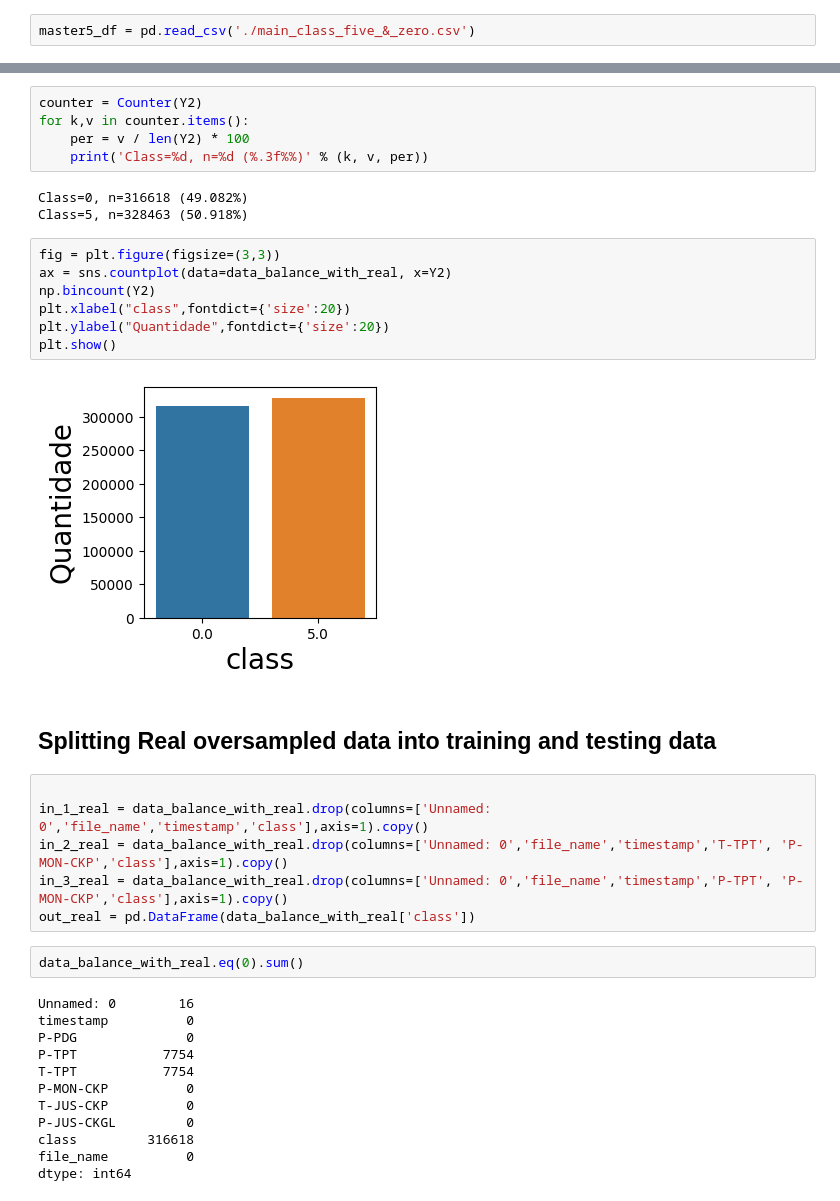
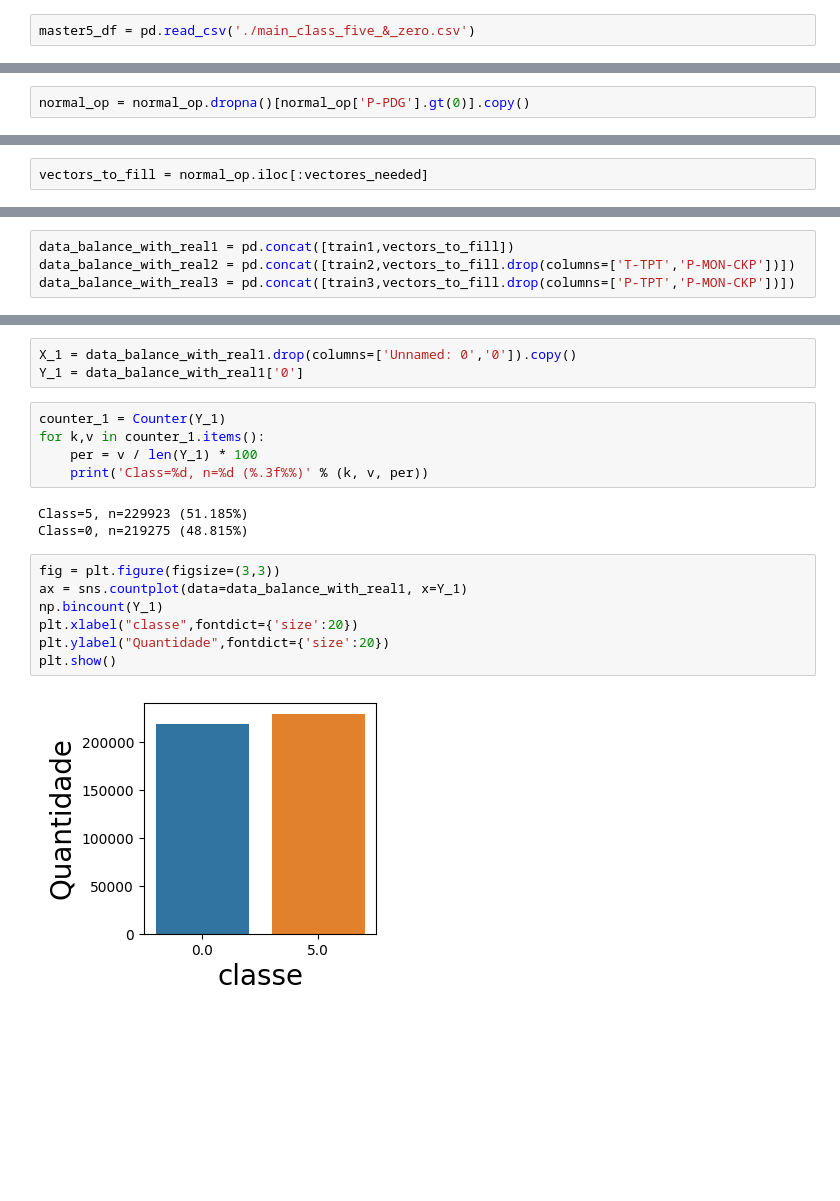
Before and after one commit to raul-macedo-freire/3w_ann_prp, a Jupyter notebook: oversampling.ipynb, the cells around one changed output, grey strips where cells are left out. Cells and saved outputs as stored; diff of their text form; blank space fills up the shorter version.

```diff
--- a/oversampling.ipynb
+++ b/oversampling.ipynb
@@ -177,0 +209,2 @@ normal_operation_dfs=normal_operation_dfs.drop(columns=['T-JUS-CKGL','QGL','even
+# %%
+normal_op = normal_op.dropna()[normal_op['P-PDG'].gt(0)].copy()
@@ -196,0 +233,2 @@ Y2 = data_balance_with_real['class']
+# %%
+vectors_to_fill = normal_op.iloc[:vectores_needed]
@@ -196,0 +253,4 @@ Y2 = data_balance_with_real['class']
+# %%
+data_balance_with_real1 = pd.concat([train1,vectors_to_fill])
+data_balance_with_real2 = pd.concat([train2,vectors_to_fill.drop(columns=['T-TPT','P-MON-CKP'])])
+data_balance_with_real3 = pd.concat([train3,vectors_to_fill.drop(columns=['P-TPT','P-MON-CKP'])])
@@ -197,39 +272,20 @@ Y2 = data_balance_with_real['class']
+# %%
+X_1 = data_balance_with_real1.drop(columns=['Unnamed: 0','0']).copy()
+Y_1 = data_balance_with_real1['0']
 # %%
-counter = Counter(Y2)
-for k,v in counter.items():
-	per = v / len(Y2) * 100
+counter_1 = Counter(Y_1)
+for k,v in counter_1.items():
+	per = v / len(Y_1) * 100
 	print('Class=%d, n=%d (%.3f%%)' % (k, v, per))
 # %% [output]
-Class=0, n=316618 (49.082%)
-Class=5, n=328463 (50.918%)
+Class=5, n=229923 (51.185%)
+Class=0, n=219275 (48.815%)
 # %%
 fig = plt.figure(figsize=(3,3))
-ax = sns.countplot(data=data_balance_with_real, x=Y2)
-np.bincount(Y2)
-plt.xlabel("class",fontdict={'size':20})
+ax = sns.countplot(data=data_balance_with_real1, x=Y_1)
+np.bincount(Y_1)
+plt.xlabel("classe",fontdict={'size':20})
 plt.ylabel("Quantidade",fontdict={'size':20})
 plt.show()
 # %% [output]
-[figure, old version]
+[figure, new version]
-# %% [markdown]
-## Splitting Real oversampled data into training and testing data
-# %%
-
-in_1_real = data_balance_with_real.drop(columns=['Unnamed: 0','file_name','timestamp','class'],axis=1).copy()
-in_2_real = data_balance_with_real.drop(columns=['Unnamed: 0','file_name','timestamp','T-TPT', 'P-MON-CKP','class'],axis=1).copy()
-in_3_real = data_balance_with_real.drop(columns=['Unnamed: 0','file_name','timestamp','P-TPT', 'P-MON-CKP','class'],axis=1).copy()
-out_real = pd.DataFrame(data_balance_with_real['class'])
-# %%
-data_balance_with_real.eq(0).sum()
-# %% [output]
-Unnamed: 0        16
-timestamp          0
-P-PDG              0
-P-TPT           7754
-T-TPT           7754
-P-MON-CKP          0
-T-JUS-CKP          0
-P-JUS-CKGL         0
-class         316618
-file_name          0
-dtype: int64
```
Also changed, not shown: parts of 26 cells of this notebook, 6 other files.
